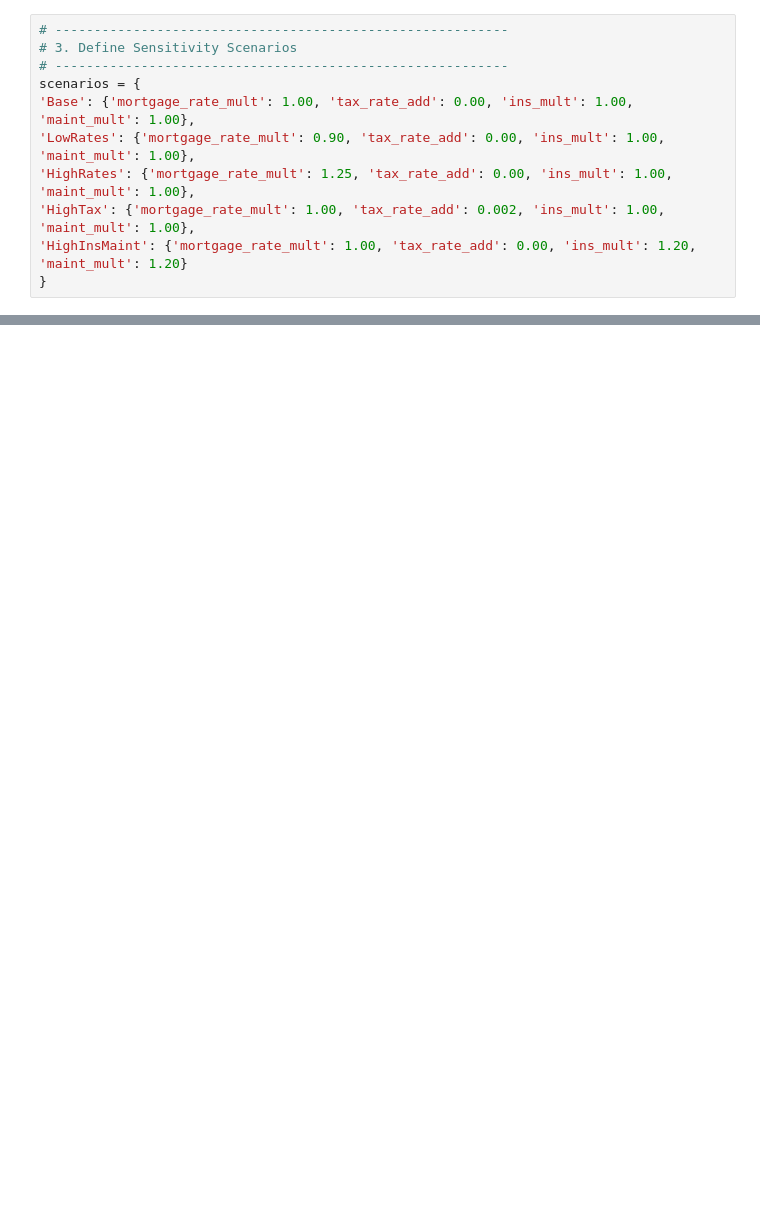
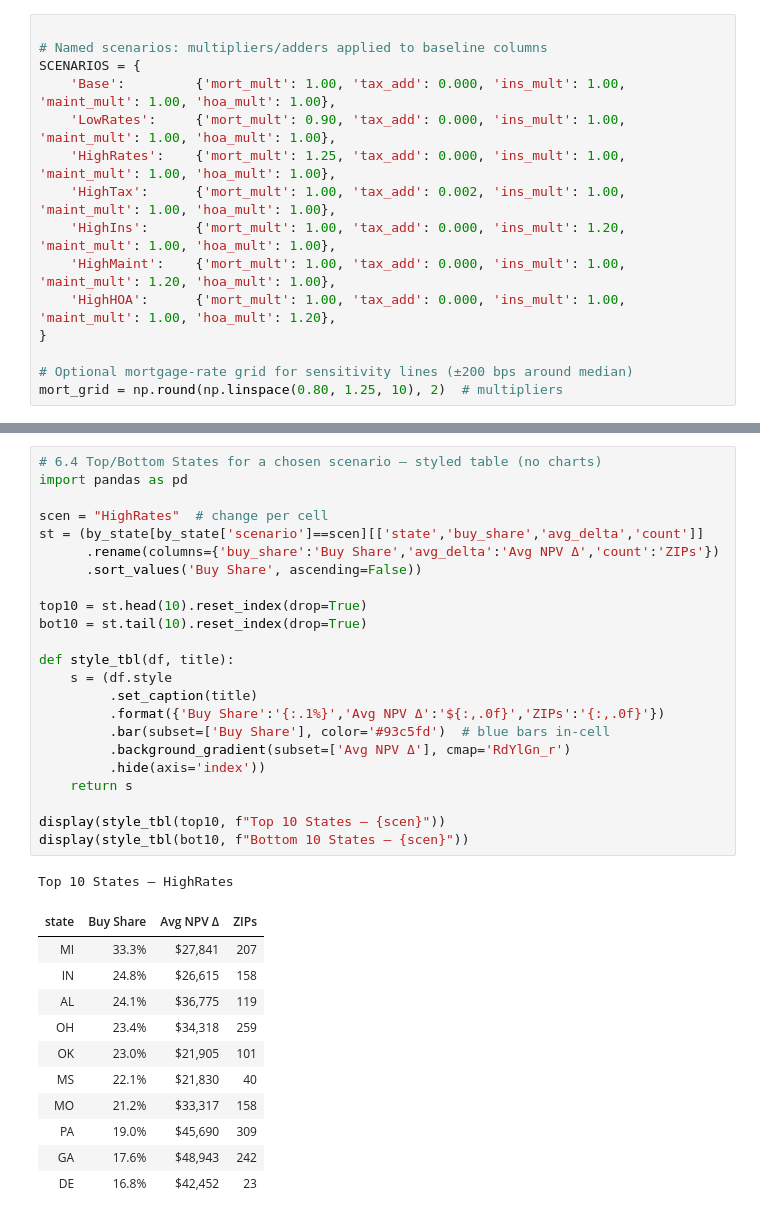
Before and after one commit to AIMLcert/Capstone-Project-Final-24.1, a Jupyter notebook: notebooks/03_scenario_analysis.ipynb, the cells around one changed output, grey strips where cells are left out. Cells and saved outputs as stored; diff of their text form; blank space fills up the shorter version.

Commit message:
Fixing broken file 03_scenario_analysis.ipynb again

```diff
--- a/notebooks/03_scenario_analysis.ipynb
+++ b/notebooks/03_scenario_analysis.ipynb
@@ -58,11 +207,15 @@ Rows: 6334
 # %%
-# ----------------------------------------------------------
-# 3. Define Sensitivity Scenarios
-# ----------------------------------------------------------
-scenarios = {
-'Base': {'mortgage_rate_mult': 1.00, 'tax_rate_add': 0.00, 'ins_mult': 1.00, 'maint_mult': 1.00},
-'LowRates': {'mortgage_rate_mult': 0.90, 'tax_rate_add': 0.00, 'ins_mult': 1.00, 'maint_mult': 1.00},
-'HighRates': {'mortgage_rate_mult': 1.25, 'tax_rate_add': 0.00, 'ins_mult': 1.00, 'maint_mult': 1.00},
-'HighTax': {'mortgage_rate_mult': 1.00, 'tax_rate_add': 0.002, 'ins_mult': 1.00, 'maint_mult': 1.00},
-'HighInsMaint': {'mortgage_rate_mult': 1.00, 'tax_rate_add': 0.00, 'ins_mult': 1.20, 'maint_mult': 1.20}
+
+# Named scenarios: multipliers/adders applied to baseline columns
+SCENARIOS = {
+    'Base':         {'mort_mult': 1.00, 'tax_add': 0.000, 'ins_mult': 1.00, 'maint_mult': 1.00, 'hoa_mult': 1.00},
+    'LowRates':     {'mort_mult': 0.90, 'tax_add': 0.000, 'ins_mult': 1.00, 'maint_mult': 1.00, 'hoa_mult': 1.00},
+    'HighRates':    {'mort_mult': 1.25, 'tax_add': 0.000, 'ins_mult': 1.00, 'maint_mult': 1.00, 'hoa_mult': 1.00},
+    'HighTax':      {'mort_mult': 1.00, 'tax_add': 0.002, 'ins_mult': 1.00, 'maint_mult': 1.00, 'hoa_mult': 1.00},
+    'HighIns':      {'mort_mult': 1.00, 'tax_add': 0.000, 'ins_mult': 1.20, 'maint_mult': 1.00, 'hoa_mult': 1.00},
+    'HighMaint':    {'mort_mult': 1.00, 'tax_add': 0.000, 'ins_mult': 1.00, 'maint_mult': 1.20, 'hoa_mult': 1.00},
+    'HighHOA':      {'mort_mult': 1.00, 'tax_add': 0.000, 'ins_mult': 1.00, 'maint_mult': 1.00, 'hoa_mult': 1.20},
 }
+
+# Optional mortgage-rate grid for sensitivity lines (±200 bps around median)
+mort_grid = np.round(np.linspace(0.80, 1.25, 10), 2)  # multipliers
@@ -282,0 +566,36 @@ else:
+# %%
+# 6.4 Top/Bottom States for a chosen scenario — styled table (no charts)
+import pandas as pd
+
+scen = "HighRates"  # change per cell
+st = (by_state[by_state['scenario']==scen][['state','buy_share','avg_delta','count']]
+      .rename(columns={'buy_share':'Buy Share','avg_delta':'Avg NPV Δ','count':'ZIPs'})
+      .sort_values('Buy Share', ascending=False))
+
+top10 = st.head(10).reset_index(drop=True)
+bot10 = st.tail(10).reset_index(drop=True)
+
+def style_tbl(df, title):
+    s = (df.style
+         .set_caption(title)
+         .format({'Buy Share':'{:.1%}','Avg NPV Δ':'${:,.0f}','ZIPs':'{:,.0f}'})
+         .bar(subset=['Buy Share'], color='#93c5fd')  # blue bars in-cell
+         .background_gradient(subset=['Avg NPV Δ'], cmap='RdYlGn_r')
+         .hide(axis='index'))
+    return s
+
+display(style_tbl(top10, f"Top 10 States — {scen}"))
+display(style_tbl(bot10, f"Bottom 10 States — {scen}"))
+# %% [output]
+Top 10 States — HighRates
+| state | Buy Share | Avg NPV Δ | ZIPs |
+| MI | 33.3% | $27,841 | 207 |
+| IN | 24.8% | $26,615 | 158 |
+| AL | 24.1% | $36,775 | 119 |
+| OH | 23.4% | $34,318 | 259 |
+| OK | 23.0% | $21,905 | 101 |
+| MS | 22.1% | $21,830 | 40 |
+| MO | 21.2% | $33,317 | 158 |
+| PA | 19.0% | $45,690 | 309 |
+| GA | 17.6% | $48,943 | 242 |
+| DE | 16.8% | $42,452 | 23 |
```
Also changed, not shown: parts of 35 cells of this notebook.
